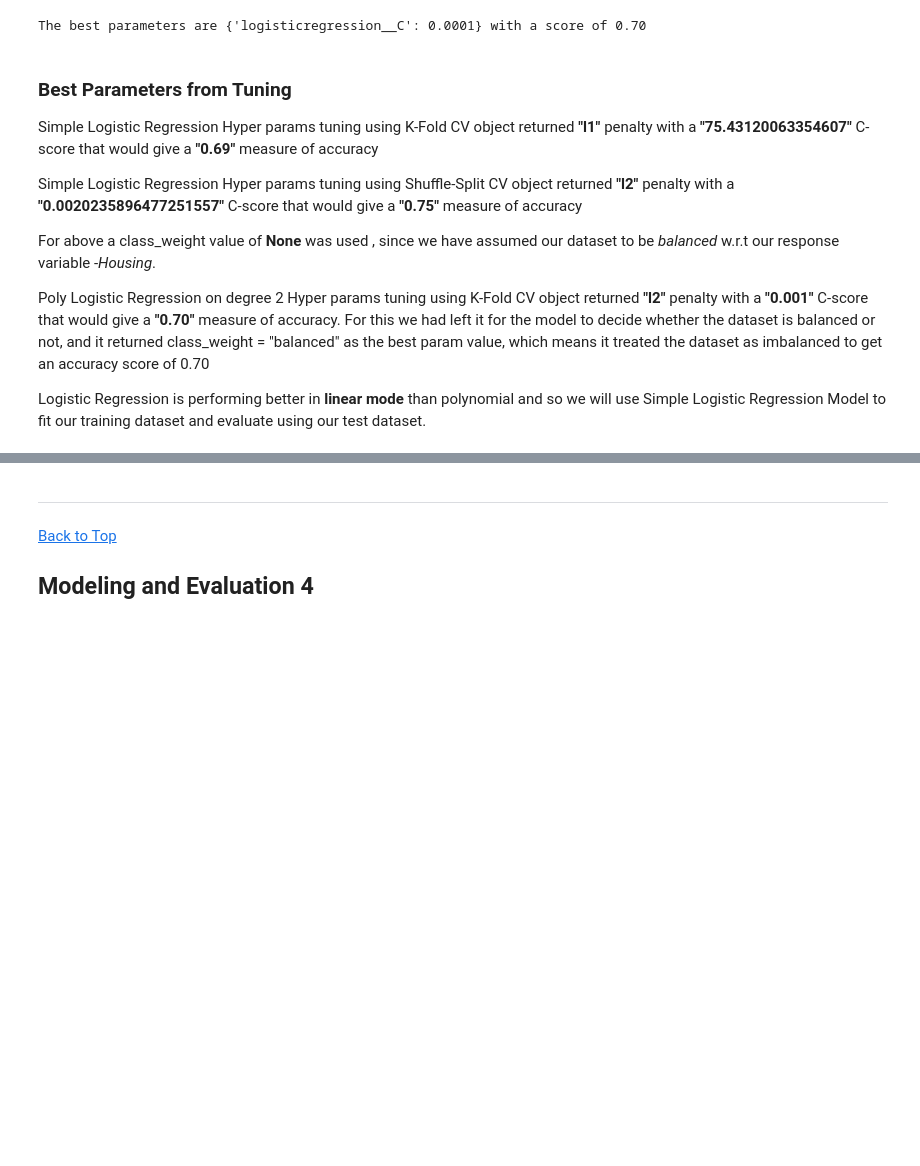
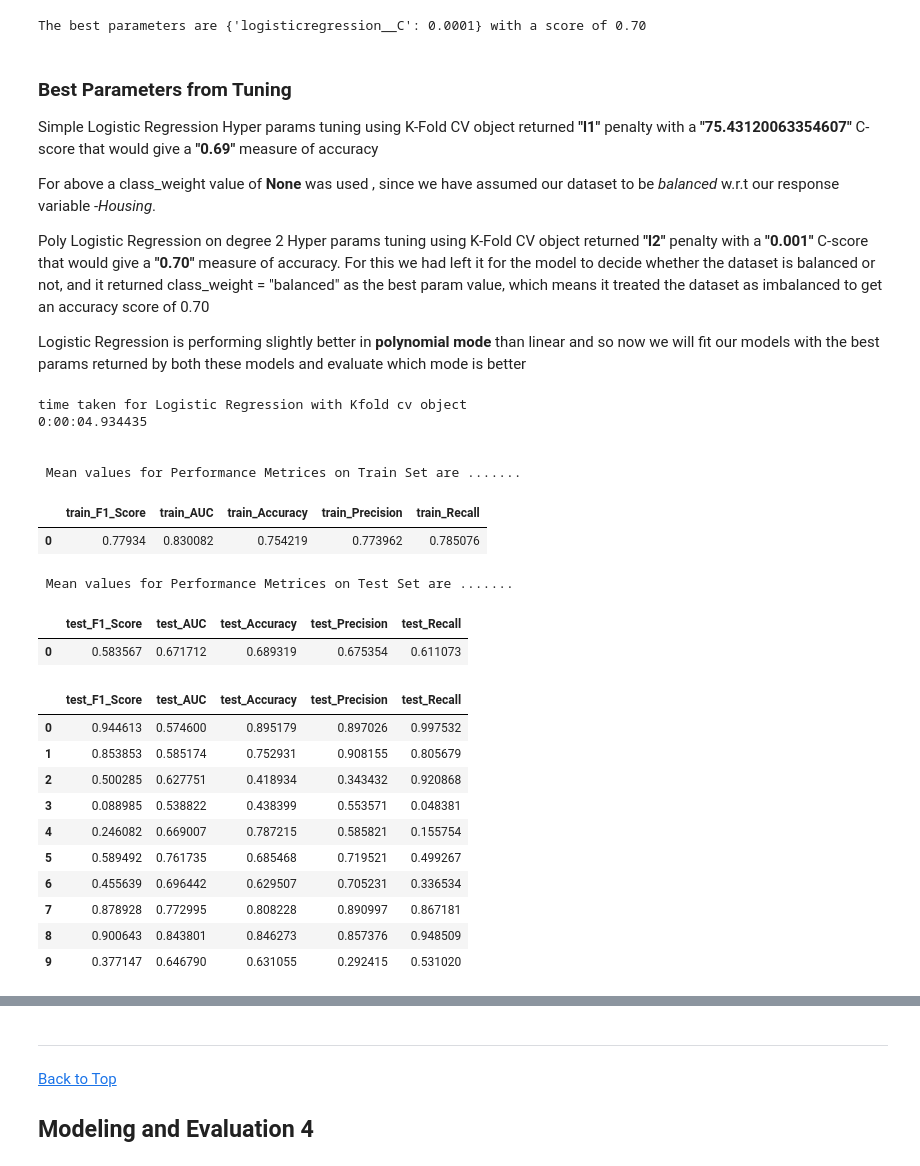
Before and after one commit to nhendersonkuns/awesomedataminers, a Jupyter notebook: Lab2_housing_models_final.ipynb, the cells around one changed output, grey strips where cells are left out. Saved outputs shown, nothing was run; the diff lists cells and outputs as text; code cells hidden in the pictures; blank space fills up the shorter version.

```diff
--- a/Lab2_housing_models_final.ipynb
+++ b/Lab2_housing_models_final.ipynb
@@ -1477,10 +1410,77 @@ The best parameters are {'logisticregression__C': 0.0001} with a score of 0.70
 
 Simple Logistic Regression Hyper params tuning using K-Fold CV object returned **"l1"** penalty with a **"75.43120063354607"** C-score that would give a **"0.69"** measure of accuracy
 
-Simple Logistic Regression Hyper params tuning using Shuffle-Split CV object returned **"l2"** penalty with a **"0.0020235896477251557"** C-score that would give a **"0.75"** measure of accuracy
-
 For above a class_weight value of **None** was used , since we have assumed our dataset to be _balanced_ w.r.t our response variable -_Housing_.
 
 Poly Logistic Regression on degree 2 Hyper params tuning using K-Fold CV object returned **"l2"** penalty with a **"0.001"** C-score that would give a **"0.70"** measure of accuracy. For this we had left it for the model to decide whether the dataset is balanced or not, and it returned class_weight = "balanced" as the best param value, which means it treated the dataset as imbalanced to get an accuracy score of 0.70
 
-Logistic Regression is performing better in **linear mode** than polynomial and so we will use Simple Logistic Regression Model to fit our training dataset and evaluate using our test dataset.
+Logistic Regression is performing slightly better in **polynomial mode** than linear and so now we will fit our models with the best params returned by both these models and evaluate which mode is better
+# %%
+## Applying Best Fit params to Simple Logistic Model
+
+from sklearn.preprocessing import StandardScaler
+from sklearn.model_selection import cross_val_score, cross_validate
+from sklearn.metrics import make_scorer
+from sklearn.metrics import accuracy_score
+from sklearn.linear_model import LogisticRegression
+from sklearn.pipeline import make_pipeline
+#from sklearn import metrics as mt
+import warnings
+from datetime import datetime
+warnings.simplefilter('ignore', DeprecationWarning)
+warnings.simplefilter('ignore', FutureWarning)
+
+# Initialize an Empty Dataframe to store Model performance Stats
+#modelPerformanceMetrices = pd.DataFrame(columns=['Accuracy', 'AuC', 'F1 Score', 'Precision', 'Recall'])
+scoring = {'F1_Score': 'f1', 'AUC': 'roc_auc', 'Accuracy': make_scorer(accuracy_score), 'Precision': 'precision', \
+          'Recall': 'recall'}
+
+# Standardize the features first, since standardizing the features could lead to
+# gradient desent algo to converge faster and then run logistic regression model
+
+logisticModel_bf = make_pipeline(StandardScaler(),  LogisticRegression(penalty='l1', C=75.43120063354607, class_weight=None, random_state=999))
+
+start = datetime.now()
+scores_bf_kfold = cross_validate(logisticModel_bf , X, y=y , cv = kfold_cv_object , n_jobs = -1 , scoring = scoring)
+print()
+#display(pd.DataFrame(scores_bf_kfold))
+#display(pd.DataFrame(scores_bf_kfold).mean())
+end = datetime.now()
+print("time taken for Logistic Regression with Kfold cv object")
+print(end-start)
+print()
+
+testCol = ['test_F1_Score', 'test_AUC', 'test_Accuracy', 'test_Precision', 'test_Recall' ]
+trainCol = ['train_F1_Score', 'train_AUC', 'train_Accuracy', 'train_Precision', 'train_Recall' ]
+
+print("\n Mean values for Performance Metrices on Train Set are .......")
+display(pd.DataFrame(pd.DataFrame(scores_bf_kfold)[trainCol].mean()).T)
+
+
+print("\n Mean values for Performance Metrices on Test Set are .......")
+display(pd.DataFrame(pd.DataFrame(scores_bf_kfold)[testCol].mean()).T)
+
+slrBestFitModelCVTestResults = pd.DataFrame(scores_bf_kfold)[testCol].copy()
+slrBestFitModelCVTestResults
+# %% [output]
+time taken for Logistic Regression with Kfold cv object
+0:00:04.934435
+
+
+ Mean values for Performance Metrices on Train Set are .......
+|  | train_F1_Score | train_AUC | train_Accuracy | train_Precision | train_Recall |
+| 0 | 0.77934 | 0.830082 | 0.754219 | 0.773962 | 0.785076 |
+ Mean values for Performance Metrices on Test Set are .......
+|  | test_F1_Score | test_AUC | test_Accuracy | test_Precision | test_Recall |
+| 0 | 0.583567 | 0.671712 | 0.689319 | 0.675354 | 0.611073 |
+|  | test_F1_Score | test_AUC | test_Accuracy | test_Precision | test_Recall |
+| 0 | 0.944613 | 0.574600 | 0.895179 | 0.897026 | 0.997532 |
+| 1 | 0.853853 | 0.585174 | 0.752931 | 0.908155 | 0.805679 |
+| 2 | 0.500285 | 0.627751 | 0.418934 | 0.343432 | 0.920868 |
+| 3 | 0.088985 | 0.538822 | 0.438399 | 0.553571 | 0.048381 |
+| 4 | 0.246082 | 0.669007 | 0.787215 | 0.585821 | 0.155754 |
+| 5 | 0.589492 | 0.761735 | 0.685468 | 0.719521 | 0.499267 |
+| 6 | 0.455639 | 0.696442 | 0.629507 | 0.705231 | 0.336534 |
+| 7 | 0.878928 | 0.772995 | 0.808228 | 0.890997 | 0.867181 |
+| 8 | 0.900643 | 0.843801 | 0.846273 | 0.857376 | 0.948509 |
+| 9 | 0.377147 | 0.646790 | 0.631055 | 0.292415 | 0.531020 |
```
Also changed, not shown: parts of 9 cells of this notebook.
